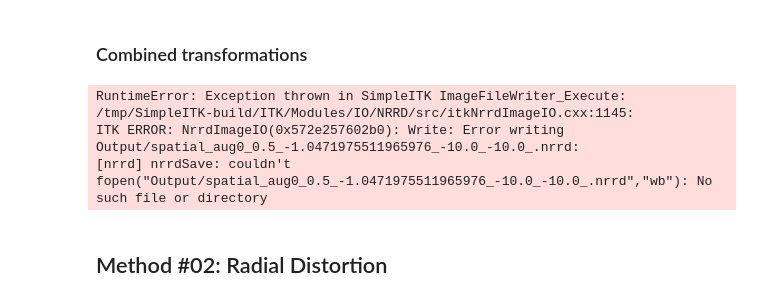
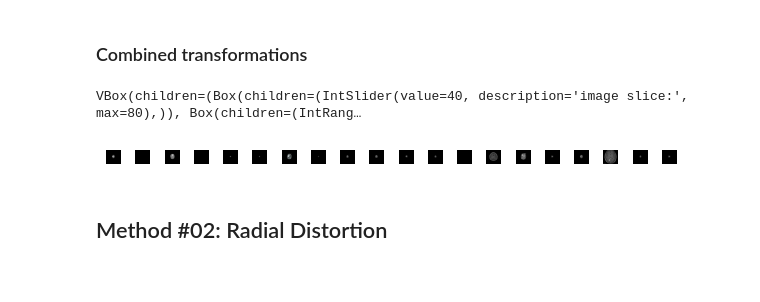
Before and after one commit to judydnguyen/domain-adaptation-segmentation, a Jupyter notebook: data_augmentation.ipynb, the cells around one changed output. Drawn from its saved outputs; the diff is of its cells as text; code cells hidden in the pictures.

```diff
--- a/data_augmentation.ipynb
+++ b/data_augmentation.ipynb
@@ -716,6 +718,12 @@ aug_transform = (
 )
 
 all_images = []
+OUTPUT_DIR = "datasets/ct_scans/transformed/images"
+# remove old files
+import shutil
+shutil.rmtree(OUTPUT_DIR, ignore_errors=True)
+
+os.makedirs(OUTPUT_DIR, exist_ok=True)
 
 for index, img in enumerate(data):
     # Transform which maps from the reference_image to the current img with the translation mapping the image
@@ -764,37 +772,36 @@ for index, img in enumerate(data):
     #                                                                                        np.linspace(-10,10,3),
     #                                                                                        np.linspace(0.9,1.1,3))
     additional_image_information = None
     reference_segmentations = None
     if reference_segmentations:
         all_additional_image_information = list(
             zip(
                 reference_segmentations,
                 [sitk.sitkNearestNeighbor] * len(reference_segmentations),
                 [0] * len(reference_segmentations),
             )
         )
     generated_images = augment_images_spatial(
         img,
         reference_image,
         centered_transform,
         aug_transform,
         transformation_parameters_list,
-        'datasets/2/brain_tumor_dataset/transformed/images',
+        OUTPUT_DIR,
         "jpg",
         additional_image_information=None,
     )
 
     if (
         dimension == 2
     ):  # in 2D we join all of the images into a 3D volume which we use for display.
         all_images.append(sitk.JoinSeries(generated_images))
 # If working in 2D, display the resulting set of images.
 if dimension == 2:
     gui.MultiImageDisplay(image_list=all_images, shared_slider=True, figure_size=(6, 2))
 # %% [output]
-RuntimeError: Exception thrown in SimpleITK ImageFileWriter_Execute: /tmp/SimpleITK-build/ITK/Modules/IO/NRRD/src/itkNrrdImageIO.cxx:1145:
-ITK ERROR: NrrdImageIO(0x572e257602b0): Write: Error writing Output/spatial_aug0_0.5_-1.0471975511965976_-10.0_-10.0_.nrrd:
-[nrrd] nrrdSave: couldn't fopen("Output/spatial_aug0_0.5_-1.0471975511965976_-10.0_-10.0_.nrrd","wb"): No such file or directory
+VBox(children=(Box(children=(IntSlider(value=40, description='image slice:', max=80),)), Box(children=(IntRang…
+[figure, added]
 # %% [markdown]
 ## Method #02:  Radial Distortion
 # %% [markdown]
```
Also changed, not shown: parts of 10 cells of this notebook, 2 other files.
